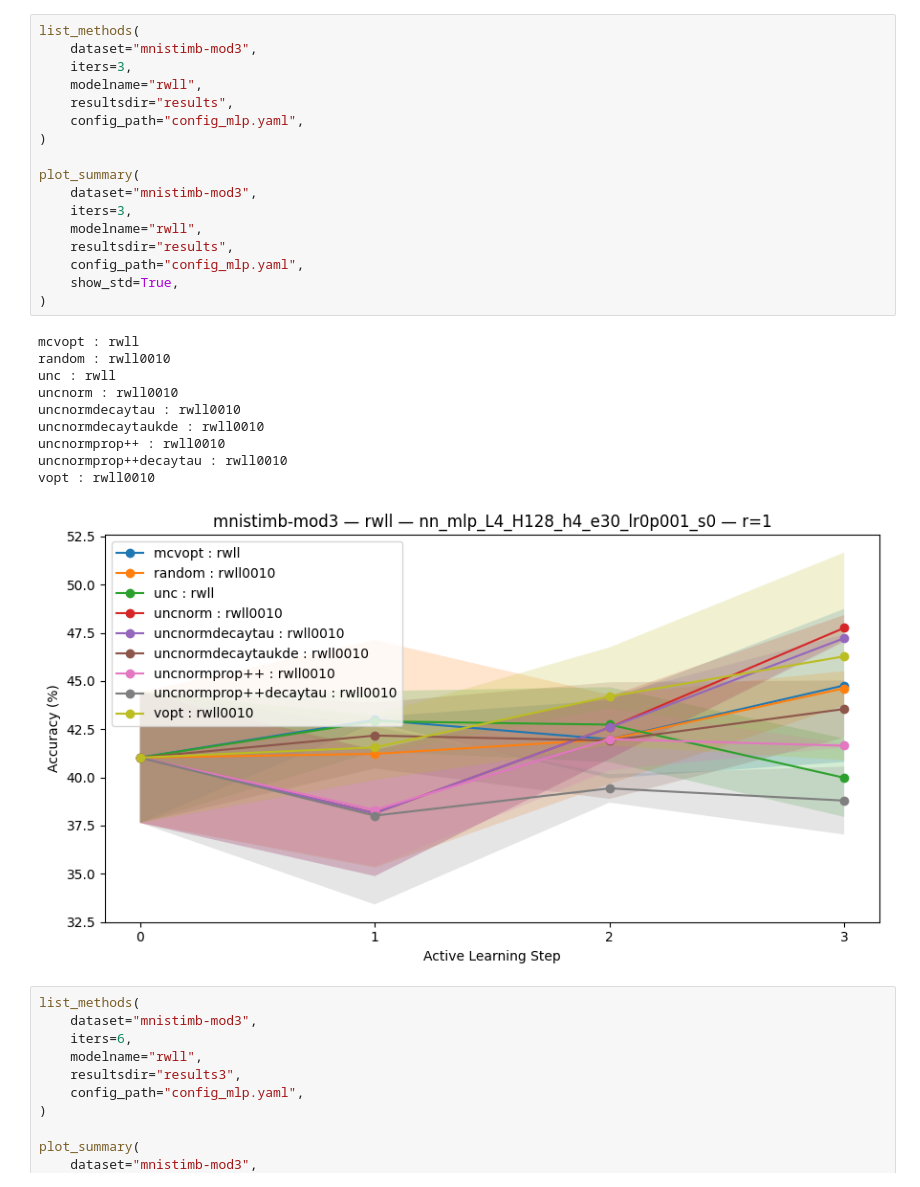
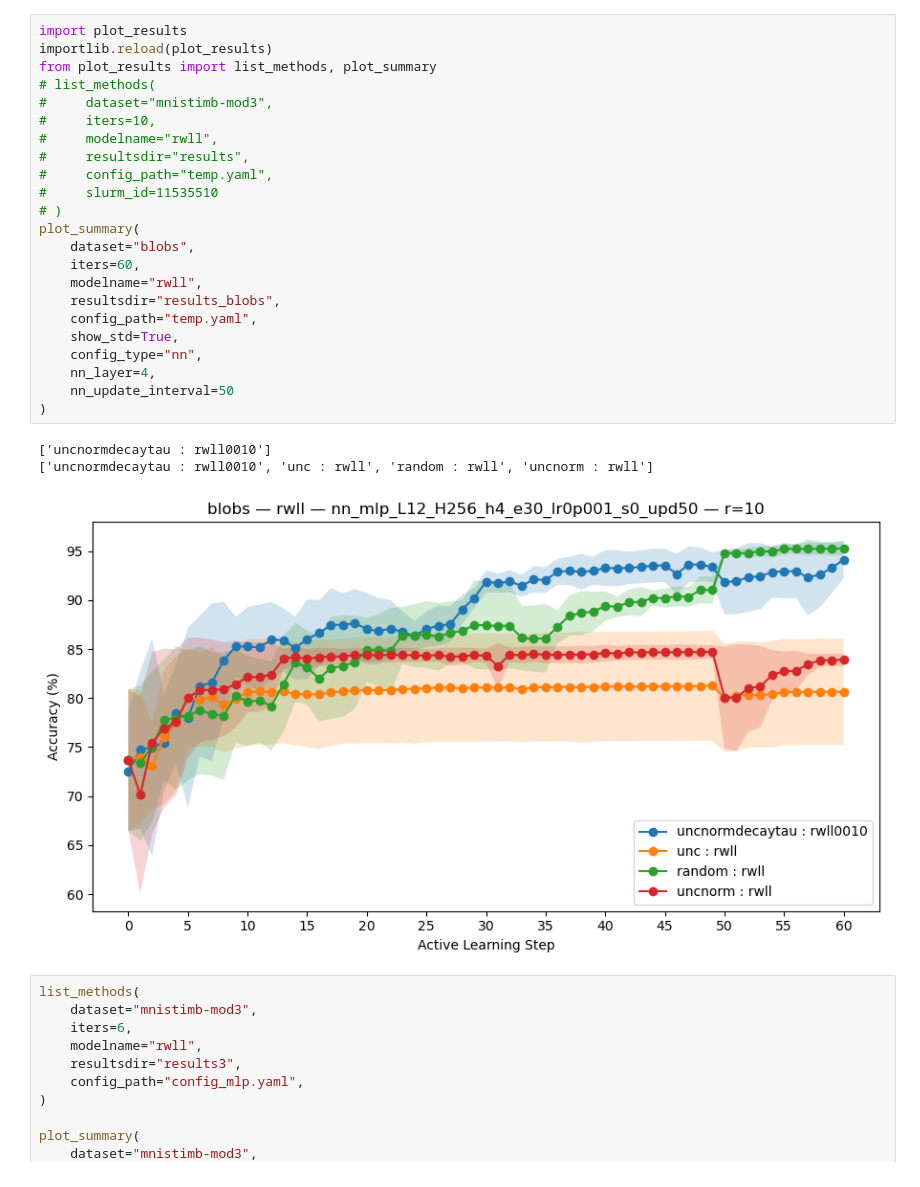
Before and after one commit to mward19/rwll_active_learning, a Jupyter notebook: current_plotting.ipynb, the cells around one changed output. Cells and saved outputs as stored; diff of their text form.

Commit message:
Enable plotting over update intervals

```diff
--- a/current_plotting.ipynb
+++ b/current_plotting.ipynb
@@ -3,31 +33,30 @@ from plot_results import list_methods, plot_summary
 # %%
-list_methods(
-    dataset="mnistimb-mod3",
-    iters=3,
+import plot_results
+importlib.reload(plot_results)
+from plot_results import list_methods, plot_summary
+# list_methods(
+#     dataset="mnistimb-mod3",
+#     iters=10,
+#     modelname="rwll",
+#     resultsdir="results",
+#     config_path="temp.yaml",
+#     slurm_id=11535510
+# )
+plot_summary(
+    dataset="blobs",
+    iters=60,
     modelname="rwll",
-    resultsdir="results",
-    config_path="config_mlp.yaml",
+    resultsdir="results_blobs",
+    config_path="temp.yaml",
+    show_std=True,
+    config_type="nn",
+    nn_layer=4,
+    nn_update_interval=50
 )
-
-plot_summary(
-    dataset="mnistimb-mod3",
-    iters=3,
-    modelname="rwll",
-    resultsdir="results",
-    config_path="config_mlp.yaml",
-    show_std=True,
-)
 # %% [output]
-mcvopt : rwll
-random : rwll0010
-unc : rwll
-uncnorm : rwll0010
-uncnormdecaytau : rwll0010
-uncnormdecaytaukde : rwll0010
-uncnormprop++ : rwll0010
-uncnormprop++decaytau : rwll0010
-vopt : rwll0010
+['uncnormdecaytau : rwll0010']
+['uncnormdecaytau : rwll0010', 'unc : rwll', 'random : rwll', 'uncnorm : rwll']
-[figure, old version]
+[figure, new version]
 # %%
 list_methods(
     dataset="mnistimb-mod3",
```
Also changed, not shown: parts of 2 cells of this notebook, 1 other file.
